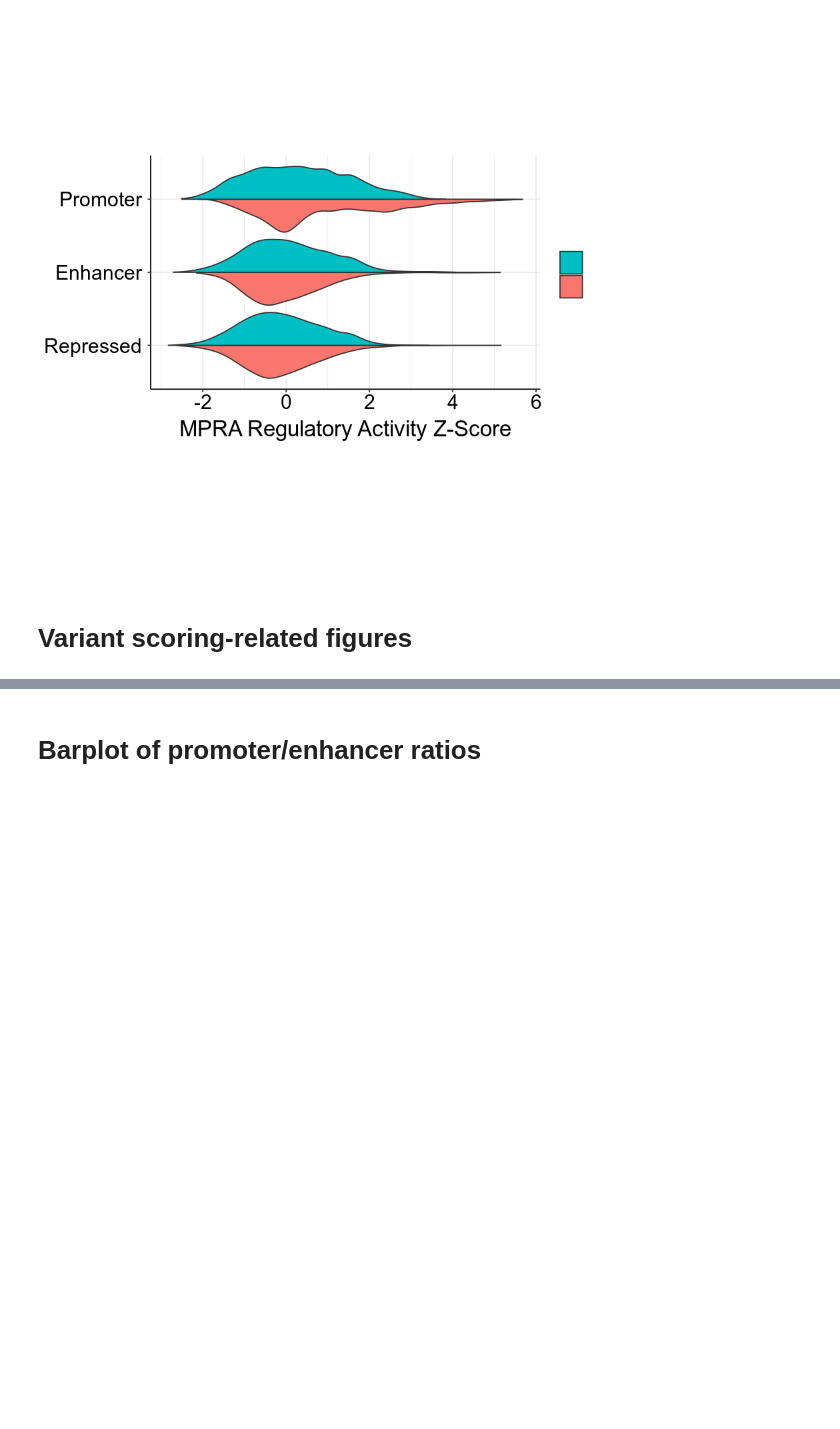
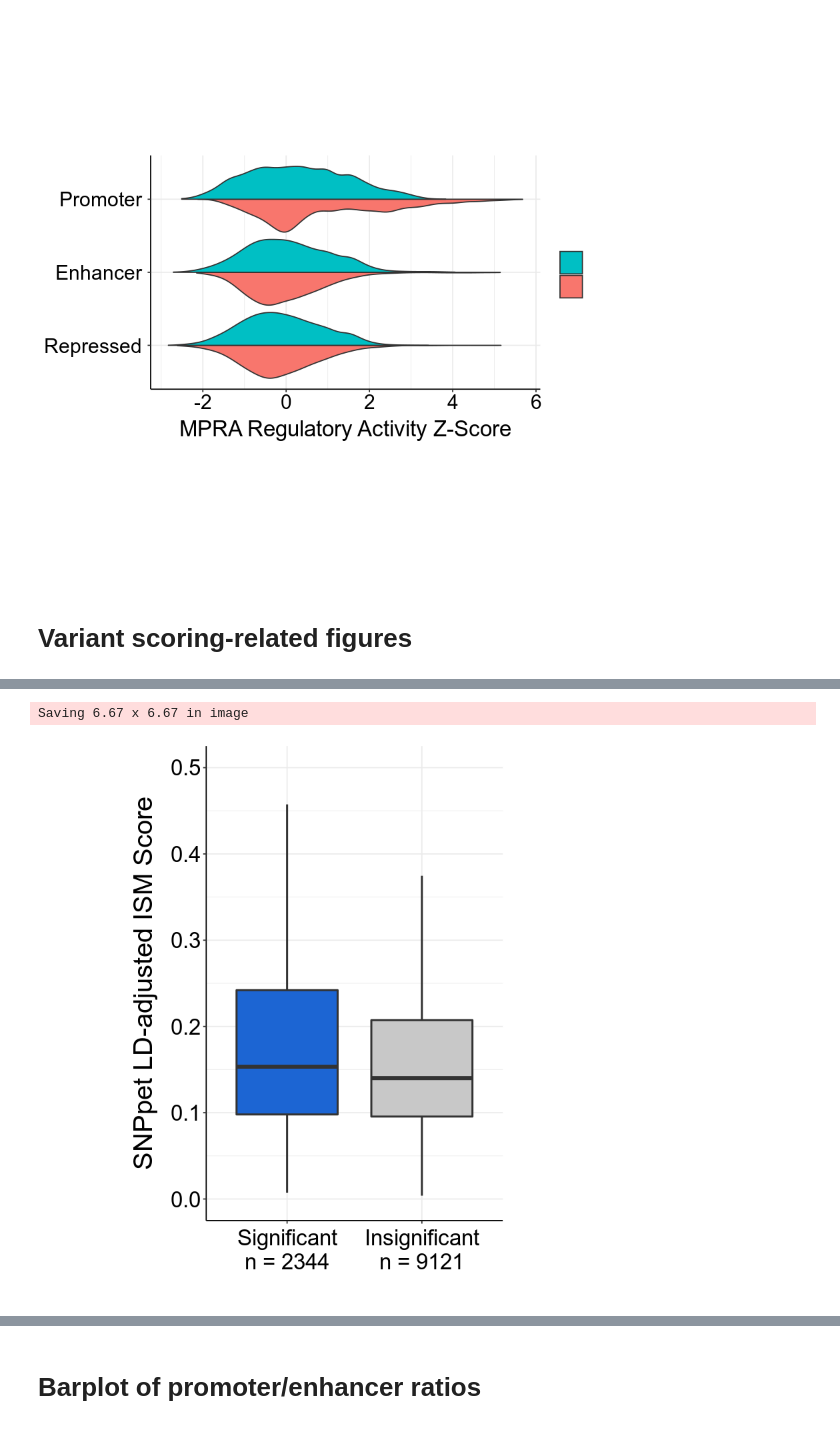
Before and after one commit to kundajelab/mpra, a Jupyter notebook: deeplearn/scripts/ggplot2 visualizations.ipynb, the cells around one changed output, grey strips where cells are left out. Saved outputs shown, nothing was run; the diff lists cells and outputs as text; code cells hidden in the pictures; blank space fills up the shorter version.

```diff
--- a/deeplearn/scripts/ggplot2 visualizations.ipynb
+++ b/deeplearn/scripts/ggplot2 visualizations.ipynb
@@ -106,3 +106,7 @@ Saving 6.67 x 6.67 in image
 [figure]
 # %% [markdown]
 # Variant scoring-related figures
+# %%
+df = read.csv('../variant_scoring/LDL_gwasNatGenet_reanalysisJul19/plotData/snpScores_all_5e3_sigNotSig_5e8_720.csv', header = TRUE)
+# df = read.csv('../variant_scoring/LDL_gwasNatGenet/plotData/snpScores_all_5e3_sigNotSig_5e6.csv', header = TRUE)
+head(df)
@@ -109 +121,37 @@ Saving 6.67 x 6.67 in image
+# %%
+cols <- c('#1c65d3', '#C8C8C8')
+# cols <- c('#696969', '#C8C8C8')
+# cols <- c('#E44D3D', '#238BC3')
+
+p <- ggplot(df, aes(x = notsig, y = absscore, fill = notsig)) +
+        geom_boxplot(outlier.shape = NA, lwd=0.85) +
+#         geom_violin(lwd=0.85) +
+        coord_cartesian(ylim = c(0, 0.5)) +
+        labs(x = '', y = 'SNPpet LD-adjusted ISM Score')
+p <- p + scale_fill_manual(values=cols)
+p <- p + scale_x_discrete(labels=c('Significant\nn = 2344', 'Insignificant\nn = 9121'))
+p <- p + theme_bw()
+p <- p + theme(
+               panel.border = element_blank(),
+            )
+p <- p + theme(aspect.ratio=1.6)
+p <- p + theme(
+               axis.line = element_line(colour = "black"),
+               axis.title=element_text(size=24),
+               axis.text=element_text(size=20, colour='#000000'),
+            )
+p <- p + guides(fill=FALSE, color=FALSE)
+p <- p + theme(axis.text.x = element_text(margin = margin(t = 5, r = 0, b = 0, l = 0)))
+p <- p + theme(axis.title.y = element_text(margin = margin(t = 0, r = 15, b = 0, l = 0)))
+p
+
+ggsave("../plots/variants/sigVsNotSigBoxplot_5e8_reanalysis_jul20.png",
+# ggsave("../plots/variants/sigVsNotSigViolinplot_5e8_reanalysis_jul20.png",
+# ggsave("../plots/variants/sigVsNotSigBoxplot_5e6_prevData_jul20.png",
+       scale = 1,
+       plot = p,
+       units = "in", dpi=1000)
+# %% [output]
+Saving 6.67 x 6.67 in image
+[figure, added]
 # %%
```
Also changed, not shown: parts of 5 cells of this notebook, 14 other files.
